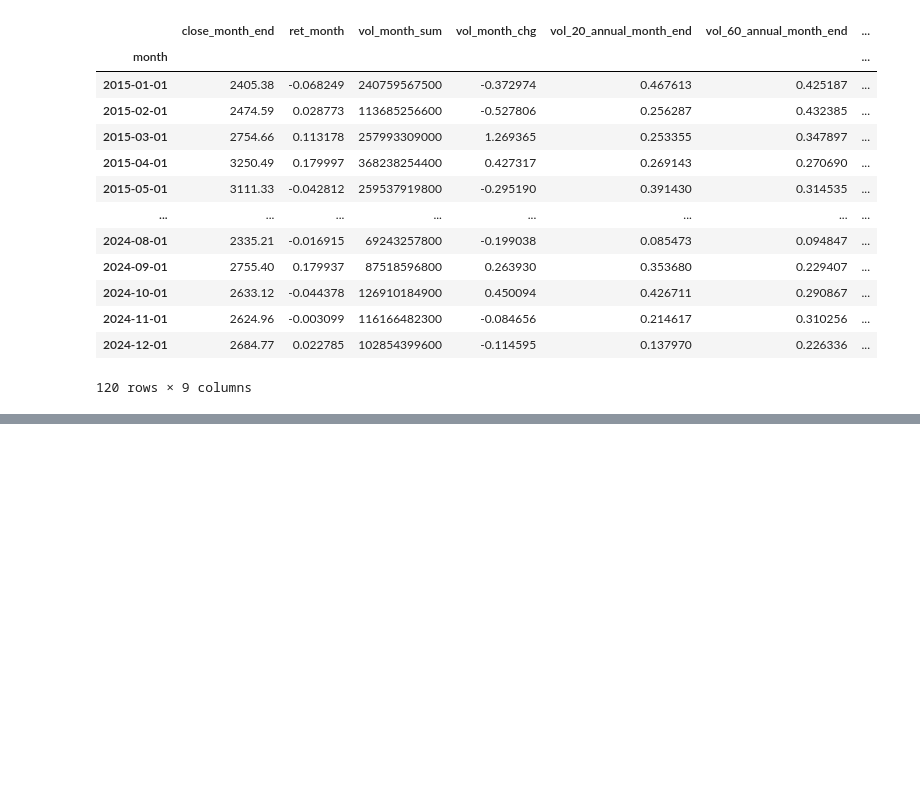
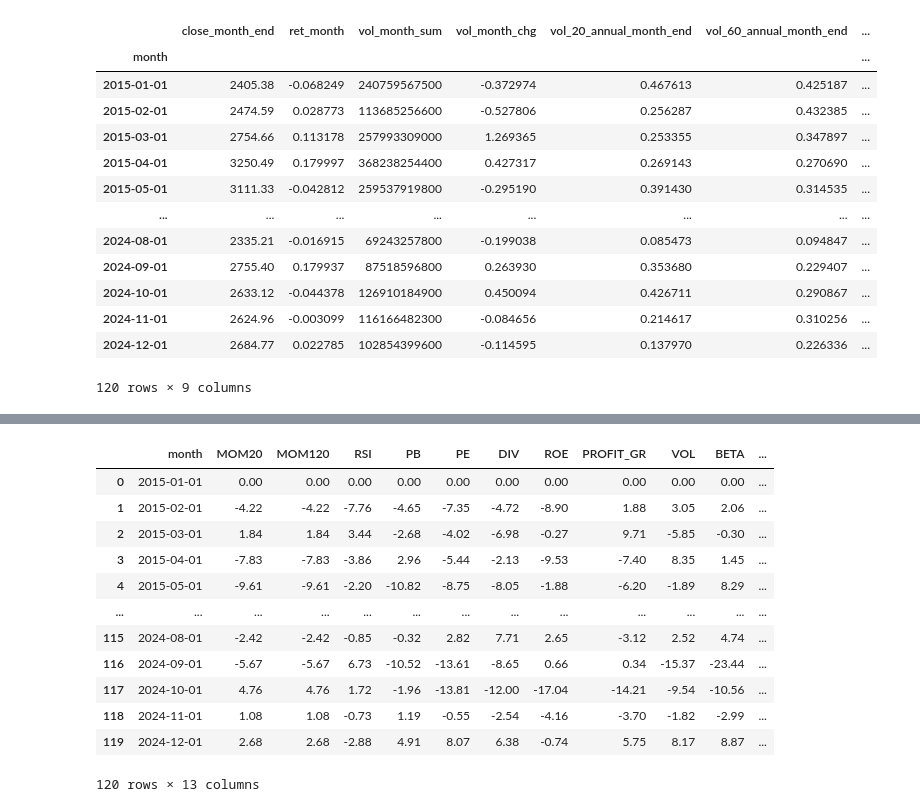
Before and after one commit to XanderZhou2022/quant_investment_final_project, a Jupyter notebook: cluster.ipynb, the cells around one changed output, grey strips where cells are left out. Drawn from its saved outputs; the diff is of its cells as text; code cells hidden in the pictures; blank space fills up the shorter version.

Commit message:
basic info

```diff
--- a/cluster.ipynb
+++ b/cluster.ipynb
@@ -264,3 +264,27 @@ df_cluster
 120 rows × 9 columns
 # %%
 df_cluster.to_csv("data/cluster_info")
+# %%
+import pandas as pd
+
+# 读取两个文件
+df_factor = pd.read_csv("data/factor_longshort.csv")
+df_cluster = pd.read_csv("data/cluster_info")
+
+# 1. 处理日期格式
+df_factor["日期"] = pd.to_datetime(df_factor["日期"])
+df_cluster["month"] = pd.to_datetime(df_cluster["month"])
+
+# 2. 为了 merge 统一字段名，把 df_factor 的“日期”重命名成 month
+df_factor = df_factor.rename(columns={"日期": "month"})
+
+# 3. 合并因子收益 + regime 信息
+df_merged = pd.merge(
+    df_factor,
+    df_cluster[["month", "regime", "cluster"]],
+    on="month",
+    how="left"
+)
+
+# 4. 查看结果
+df_merged.head(), df_merged.tail(), df_merged["regime"].value_counts()
@@ -266,0 +309,16 @@ df_cluster.to_csv("data/cluster_info")
+# %%
+df_merged
+# %% [output]
+|  | month | MOM20 | MOM120 | RSI | PB | PE | DIV | ROE | PROFIT_GR | VOL | BETA | ... |
+| 0 | 2015-01-01 | 0.00 | 0.00 | 0.00 | 0.00 | 0.00 | 0.00 | 0.00 | 0.00 | 0.00 | 0.00 | ... |
+| 1 | 2015-02-01 | -4.22 | -4.22 | -7.76 | -4.65 | -7.35 | -4.72 | -8.90 | 1.88 | 3.05 | 2.06 | ... |
+| 2 | 2015-03-01 | 1.84 | 1.84 | 3.44 | -2.68 | -4.02 | -6.98 | -0.27 | 9.71 | -5.85 | -0.30 | ... |
+| 3 | 2015-04-01 | -7.83 | -7.83 | -3.86 | 2.96 | -5.44 | -2.13 | -9.53 | -7.40 | 8.35 | 1.45 | ... |
+| 4 | 2015-05-01 | -9.61 | -9.61 | -2.20 | -10.82 | -8.75 | -8.05 | -1.88 | -6.20 | -1.89 | 8.29 | ... |
+| ... | ... | ... | ... | ... | ... | ... | ... | ... | ... | ... | ... | ... |
+| 115 | 2024-08-01 | -2.42 | -2.42 | -0.85 | -0.32 | 2.82 | 7.71 | 2.65 | -3.12 | 2.52 | 4.74 | ... |
+| 116 | 2024-09-01 | -5.67 | -5.67 | 6.73 | -10.52 | -13.61 | -8.65 | 0.66 | 0.34 | -15.37 | -23.44 | ... |
+| 117 | 2024-10-01 | 4.76 | 4.76 | 1.72 | -1.96 | -13.81 | -12.00 | -17.04 | -14.21 | -9.54 | -10.56 | ... |
+| 118 | 2024-11-01 | 1.08 | 1.08 | -0.73 | 1.19 | -0.55 | -2.54 | -4.16 | -3.70 | -1.82 | -2.99 | ... |
+| 119 | 2024-12-01 | 2.68 | 2.68 | -2.88 | 4.91 | 8.07 | 6.38 | -0.74 | 5.75 | 8.17 | 8.87 | ... |
+120 rows × 13 columns
```
Also changed, not shown: parts of 2 cells of this notebook, 2 other files.
